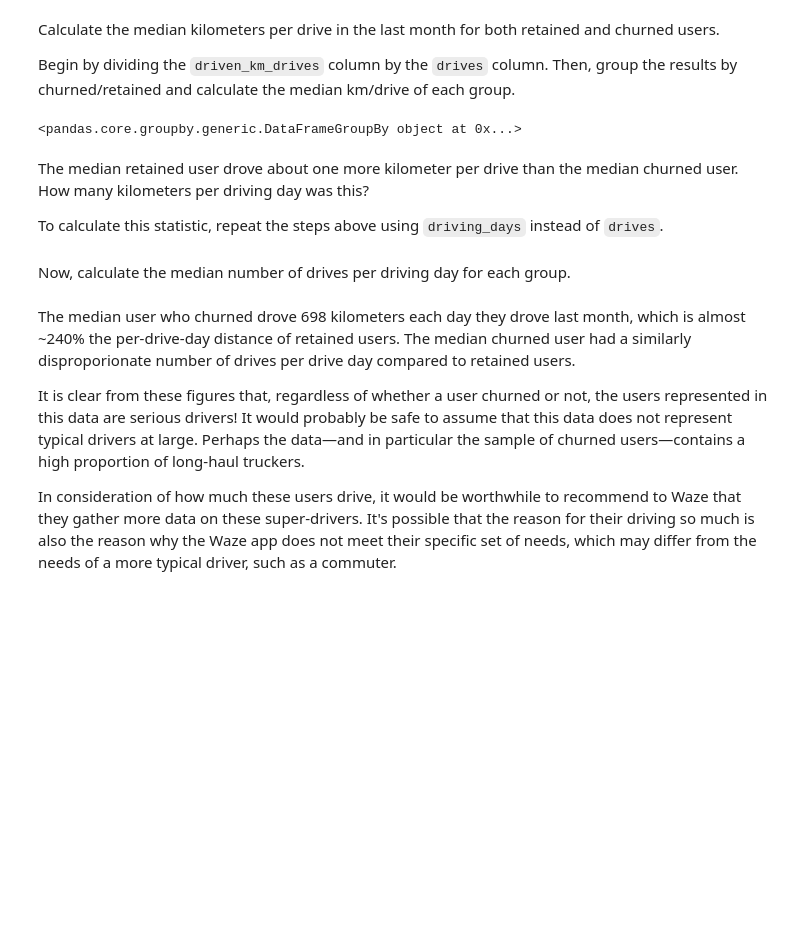
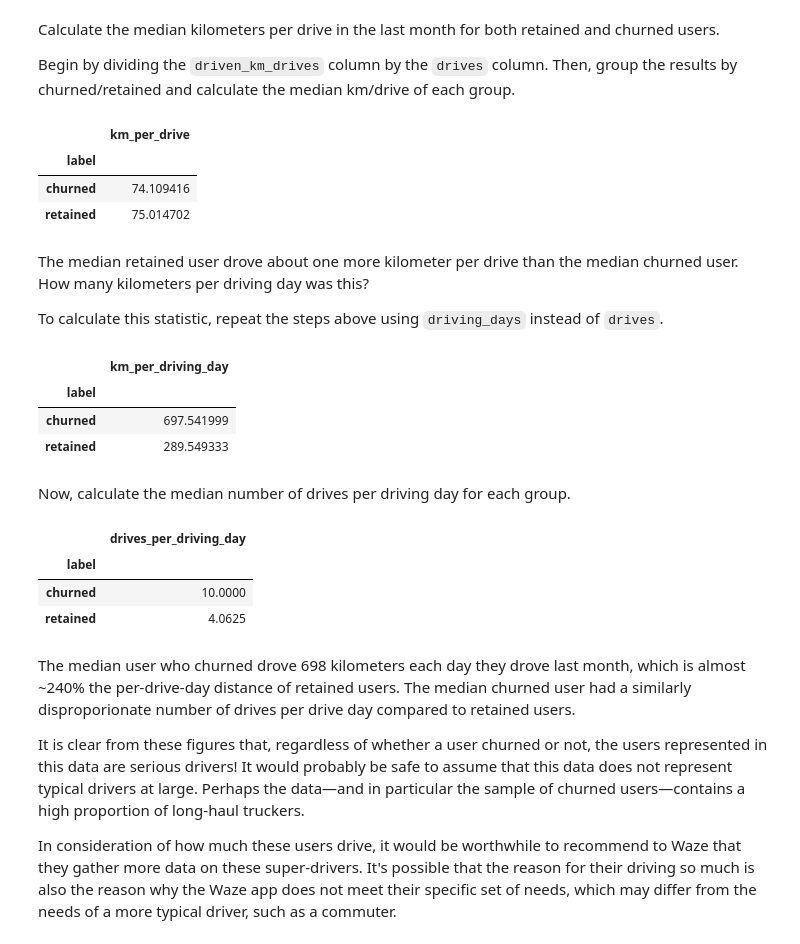
Before and after one commit to andrefsr/Google-Advanced-Data-Analytics-Certificate, a Jupyter notebook: Módulo 1/Projeto de conclusão I/Files/home/jovyan/work/Activity_Course 2 Waze project lab.ipynb, the cells around one changed output. Saved outputs shown, nothing was run; the diff lists cells and outputs as text; code cells hidden in the pictures; blank space fills up the shorter version.

```diff
--- a/Módulo 1/Projeto de conclusão I/Files/home/jovyan/work/Activity_Course 2 Waze project lab.ipynb
+++ b/Módulo 1/Projeto de conclusão I/Files/home/jovyan/work/Activity_Course 2 Waze project lab.ipynb
@@ -413,22 +413,23 @@ Begin by dividing the `driven_km_drives` column by the `drives` column. Then, gr
 # %%
 # Add a column to df called `km_per_drive`
 ### YOUR CODE HERE ###
 
 df_full = df.dropna().copy()
 
 
 df_full['km_per_drive'] = df_full['driven_km_drives'] / df_full['drives']
 
 # Group by `label`, calculate the median, and isolate for km per drive
 ### YOUR CODE HERE ###
 
-df_km_per_drive = df_full[['label','km_per_drive']]
+df_km_per_drive = df_full[['label','km_per_drive']].copy()
 
-display(df_km_per_drive.groupby('label',as_index=))
-
-nao acabo
+display(df_km_per_drive.groupby('label').median())
 # %% [output]
-<pandas.core.groupby.generic.DataFrameGroupBy object at 0x...>
+|  | km_per_drive |
+| label |  |
+| churned | 74.109416 |
+| retained | 75.014702 |
 # %% [markdown]
 The median retained user drove about one more kilometer per drive than the median churned user. How many kilometers per driving day was this?
 
@@ -437,18 +438,41 @@ To calculate this statistic, repeat the steps above using `driving_days` instead
 # Add a column to df called `km_per_driving_day`
 ### YOUR CODE HERE ###
 
+df_full = df.dropna().copy()
 
+df_full['km_per_driving_day'] = df_full['driven_km_drives'] / df_full['driving_days']
 
 # Group by `label`, calculate the median, and isolate for km per driving day
 ### YOUR CODE HERE ###
+
+display(df_full[['label','km_per_driving_day']].groupby('label').median())
+# %% [output]
+|  | km_per_driving_day |
+| label |  |
+| churned | 697.541999 |
+| retained | 289.549333 |
 # %% [markdown]
 Now, calculate the median number of drives per driving day for each group.
 # %%
 # Add a column to df called `drives_per_driving_day`
 ### YOUR CODE HERE ###
 
+df_full = df.dropna().copy()
+
+df_full['drives_per_driving_day'] = df_full['drives'] / df_full['driving_days']
+
+# Group by `label`, calculate the median, and isolate for km per driving day
+### YOUR CODE HERE ###
+
+display(df_full[['label','drives_per_driving_day']].groupby('label').median())
+
 # Group by `label`, calculate the median, and isolate for drives per driving day
 ### YOUR CODE HERE ###
+# %% [output]
+|  | drives_per_driving_day |
+| label |  |
+| churned | 10.0000 |
+| retained | 4.0625 |
 # %% [markdown]
 The median user who churned drove 698 kilometers each day they drove last month, which is almost ~240% the per-drive-day distance of retained users. The median churned user had a similarly disproporionate number of drives per drive day compared to retained users.
 
```
Also changed, not shown: parts of 3 cells of this notebook.
